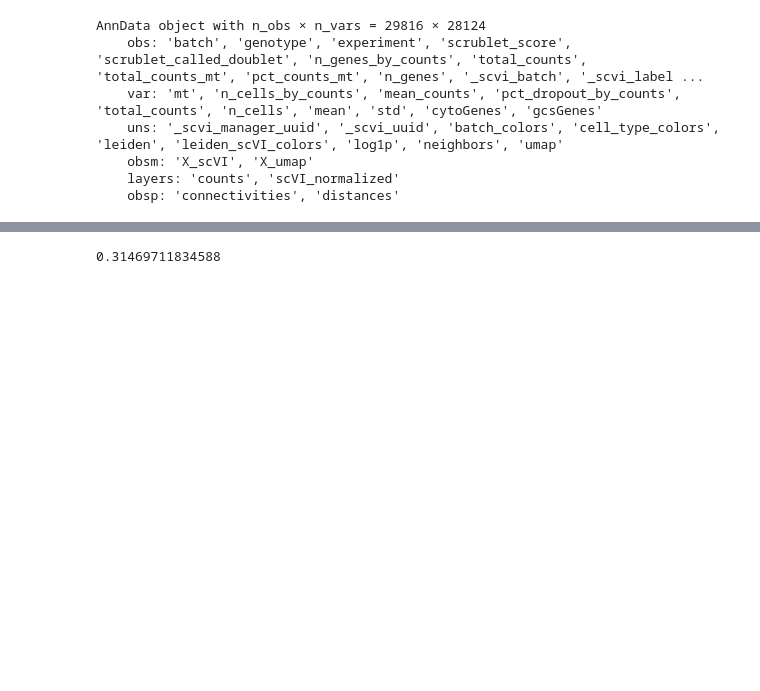
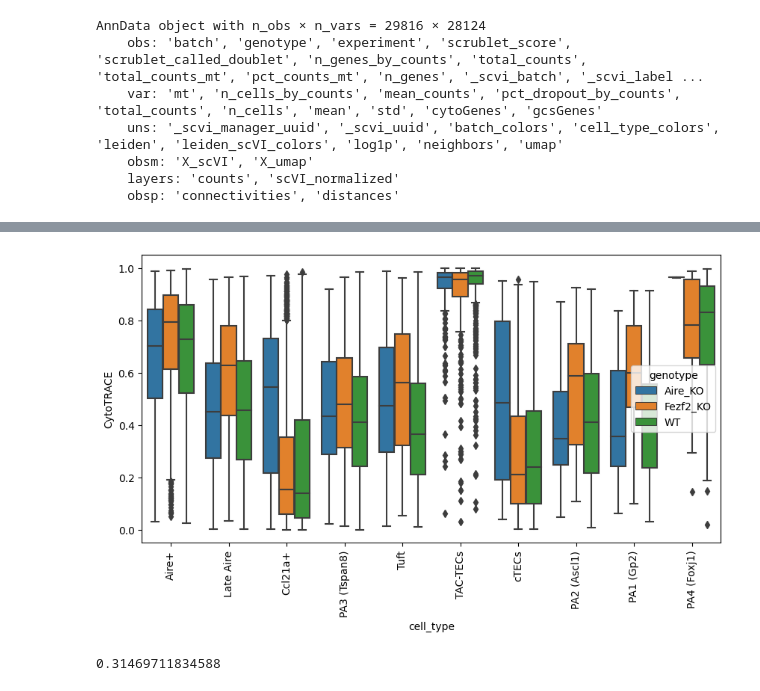
Before and after one commit to ntranoslab/mTEC-eTAC-browser, a Jupyter notebook: mTEC-analysis/cytotrace_prep_and_results.ipynb, the cells around one changed output, grey strips where cells are left out. Saved outputs shown, nothing was run; the diff lists cells and outputs as text; code cells hidden in the pictures; blank space fills up the shorter version.

```diff
--- a/mTEC-analysis/cytotrace_prep_and_results.ipynb
+++ b/mTEC-analysis/cytotrace_prep_and_results.ipynb
@@ -66,3 +76,19 @@ sc.pl.umap(
+# %%
+plotData = pd.DataFrame(data.obs.CytoTRACE, index=data.obs.index, columns=["CytoTRACE"])
+plotData["genotype"] = data.obs.genotype
+plotData["cell_type"] = data.obs.cell_type
+
+plt.figure(figsize=(10,5))
+sns.boxplot(
+    plotData,
+    x="cell_type",
+    y="CytoTRACE",
+    hue="genotype",
+)
+plt.xticks(rotation = 90)
+plt.show()
+# %% [output]
+[figure, added]
 # %%
 data.var.sort_values(by="cytoGenes", ascending=False).head(100).to_csv("analysis/top_100_cytoTRACE_correlated_genes.csv")
 # %%
```
Also changed, not shown: parts of 8 cells of this notebook, 3 other files.
